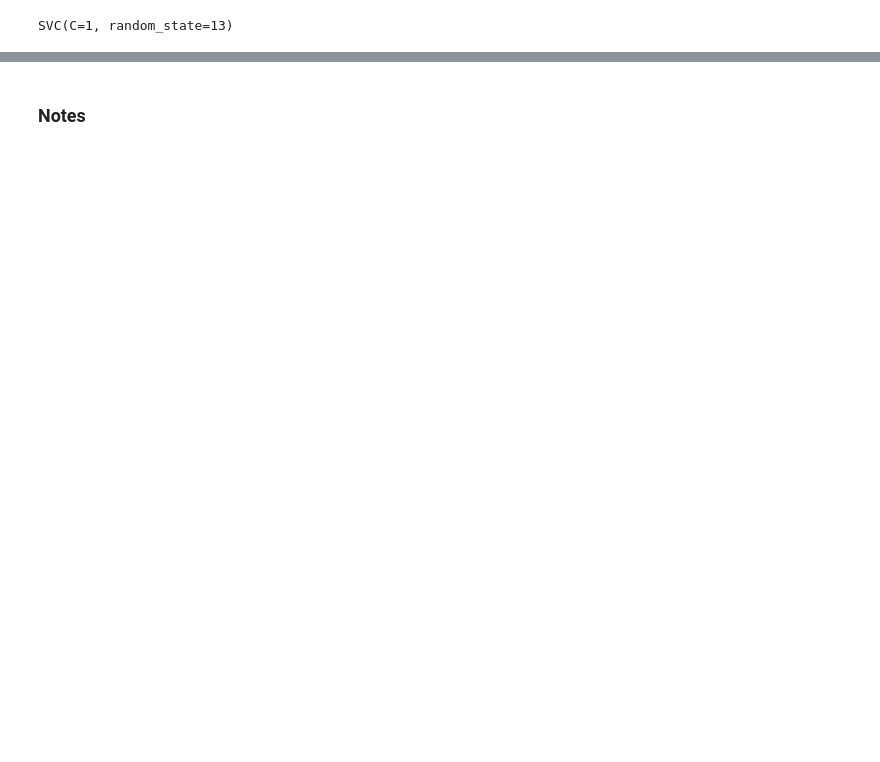
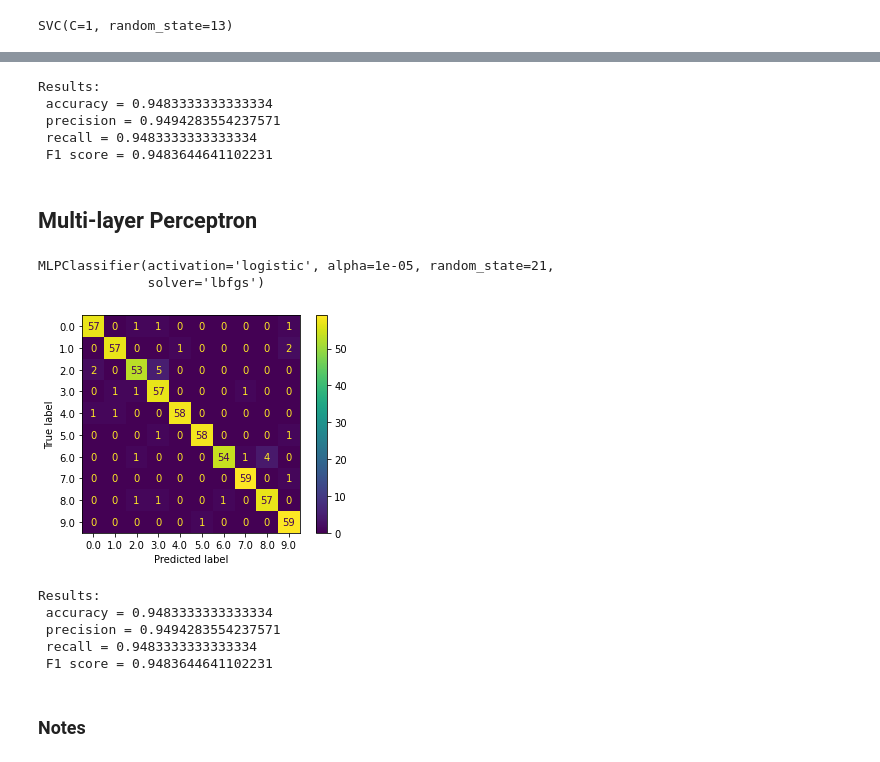
Before and after one commit to FrancescoZumo/CMLS-homework-1, a Jupyter notebook: spoken_digit_classification_svm.ipynb, the cells around one changed output, grey strips where cells are left out. Saved outputs shown, nothing was run; the diff lists cells and outputs as text; code cells hidden in the pictures; blank space fills up the shorter version.

```diff
--- a/spoken_digit_classification_svm.ipynb
+++ b/spoken_digit_classification_svm.ipynb
@@ -187,3 +182,49 @@ Results:
+# %%
+accuracy = metrics.accuracy_score(Y_test, predicted_test_labels, normalize=True)
+precision = metrics.precision_score(Y_test, predicted_test_labels, average='weighted')
+recall = metrics.recall_score(Y_test, predicted_test_labels, average='weighted')
+F1_score = metrics.f1_score(Y_test, predicted_test_labels, average='weighted')
+print("Results: \n accuracy = {} \n precision = {} \n recall = {} \n F1 score = {}".format(
+        accuracy, precision, recall, F1_score))
+
+# vengono diversi da quelli a mano, perché?
+# %% [output]
+Results:
+ accuracy = 0.9483333333333334
+ precision = 0.9494283554237571
+ recall = 0.9483333333333334
+ F1 score = 0.9483644641102231
+# %% [markdown]
+## Multi-layer Perceptron
+# %%
+from sklearn.neural_network import MLPClassifier
+
+# here I tried the best possible parameters
+clf = MLPClassifier(activation='logistic', solver='lbfgs',
+                    alpha=1e-5, hidden_layer_sizes=(100, ), random_state=21)
+clf.fit(X_train_scaled, Y_train)
+# %% [output]
+MLPClassifier(activation='logistic', alpha=1e-05, random_state=21,
+              solver='lbfgs')
+# %%
+plot_confusion_matrix(clf, X_test_scaled, Y_test)
+plt.show()
+
+predicted_test_labels = clf.predict(X_test_scaled)
+
+accuracy = metrics.accuracy_score(Y_test, predicted_test_labels, normalize=True)
+precision = metrics.precision_score(Y_test, predicted_test_labels, average='weighted')
+recall = metrics.recall_score(Y_test, predicted_test_labels, average='weighted')
+F1_score = metrics.f1_score(Y_test, predicted_test_labels, average='weighted')
+print("Results: \n accuracy = {} \n precision = {} \n recall = {} \n F1 score = {}".format(
+        accuracy, precision, recall, F1_score))
+# %% [output]
+[figure, added]
+Results:
+ accuracy = 0.9483333333333334
+ precision = 0.9494283554237571
+ recall = 0.9483333333333334
+ F1 score = 0.9483644641102231
 # %% [markdown]
 ### Notes
 # %%
```
Also changed, not shown: parts of 11 cells of this notebook.
